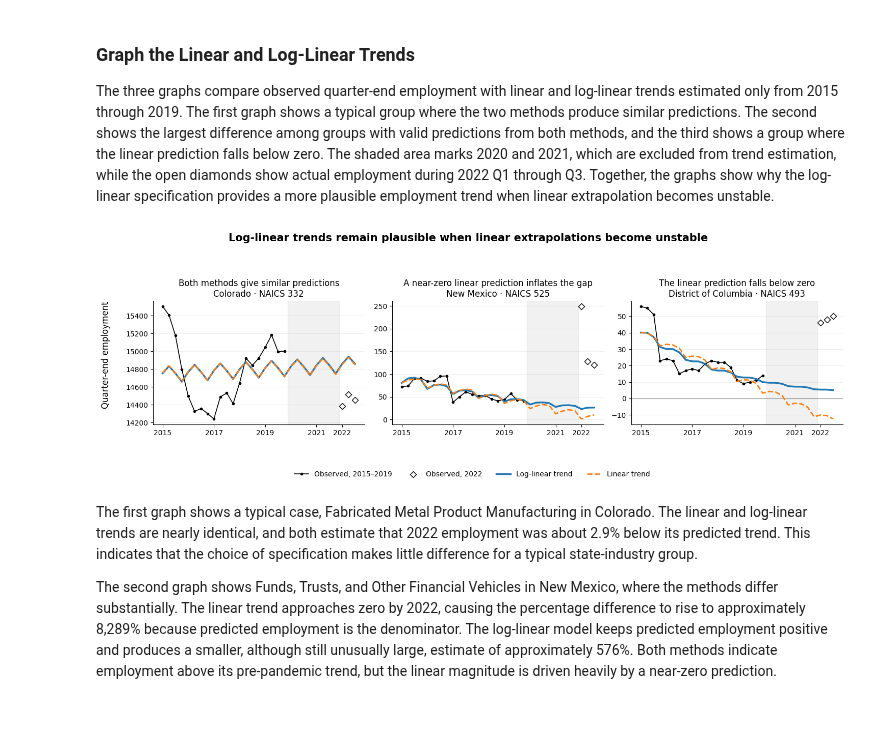
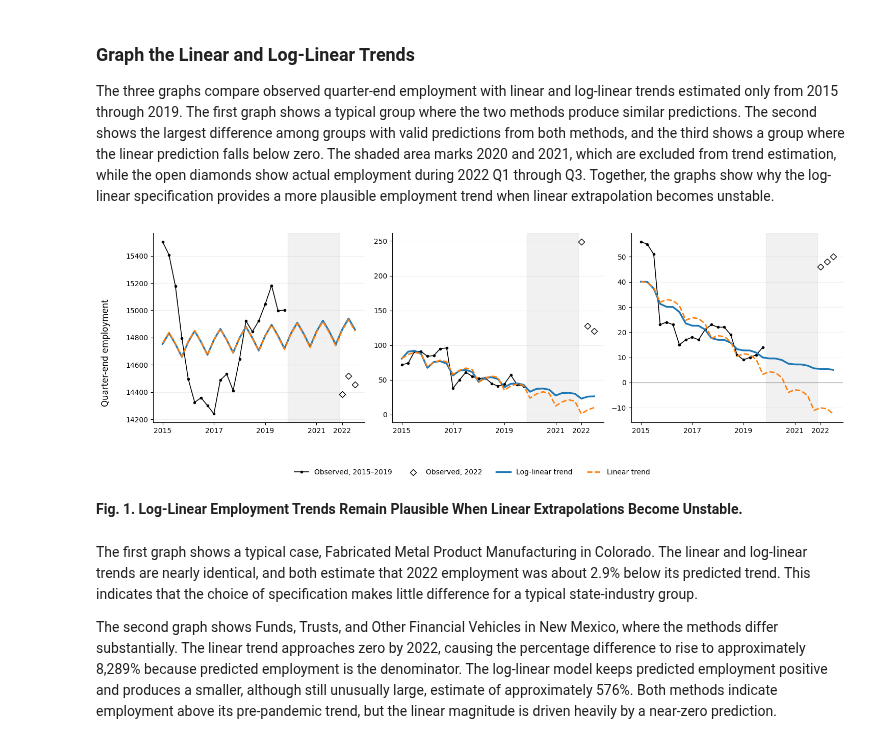
Before and after one commit to viet0901/senior-research, a Jupyter notebook: notebooks/01_research_analysis.ipynb, the cells around one changed output. Drawn from its saved outputs; the diff is of its cells as text; code cells hidden in the pictures; blank space fills up the shorter version.

Commit message:
docs: move declarative figure titles below plots

```diff
--- a/notebooks/01_research_analysis.ipynb
+++ b/notebooks/01_research_analysis.ipynb
@@ -961,13 +962,6 @@ prediction_grid["quarter_season"] = (
     prediction_grid["quarter"].astype(str)
 )
 
-
-# Declarative title for each diagnostic case
-case_titles = {
-    "Typical group": "Both methods give similar predictions",
-    "Largest method difference": "A near-zero linear prediction inflates the gap",
-    "Invalid linear prediction": "The linear prediction falls below zero",
-}
 
 fig, axes = plt.subplots(
     nrows=1,
@@ -1088,51 +1082,44 @@ for ax, group in zip(
             linewidth=0.8,
         )
 
-    ax.set_title(
-        (
-            f"{case_titles[group.diagnostic_case]}\n"
-            f"{group.state_name} · NAICS {group.industry}"
-        )
-    )
-
     ax.set_xticks(
         [0, 8, 16, 24, 28],
         ["2015", "2017", "2019", "2021", "2022"],
     )
 
     ax.spines["top"].set_visible(False)
     ax.spines["right"].set_visible(False)
     ax.grid(axis="y", alpha=0.2)
 
-
-fig.suptitle(
-    "Log-linear trends remain plausible when linear extrapolations become unstable",
-    fontweight="bold",
-    fontsize=15
-)
 
 fig.supxlabel("")
 fig.supylabel("Quarter-end employment")
 
 handles, labels = axes[0].get_legend_handles_labels()
 
 fig.legend(
     handles,
     labels,
     loc="lower center",
     ncol=4,
     frameon=False,
 )
 
 fig.tight_layout(
-    rect=(0.02, 0.12, 1, 0.90)
+    rect=(0.02, 0.12, 1, 1)
 )
 
 plt.show()
+display(
+    Markdown(
+        "**Fig. 1. Log-Linear Employment Trends Remain Plausible When Linear Extrapolations Become Unstable.**"
+    )
+)
 
 fig.savefig(project_root / "figures" / "employment_trend_comparison.png", dpi=300, bbox_inches="tight")
 # %% [output]
-[figure, old version]
+[figure, new version]
+**Fig. 1. Log-Linear Employment Trends Remain Plausible When Linear Extrapolations Become Unstable.**
 # %% [markdown]
 The first graph shows a typical case, Fabricated Metal Product Manufacturing in Colorado. The linear and log-linear trends are nearly identical, and both estimate that 2022 employment was about 2.9% below its predicted trend. This indicates that the choice of specification makes little difference for a typical state-industry group.
 
```
Also changed, not shown: parts of 5 cells of this notebook, 5 other files.
